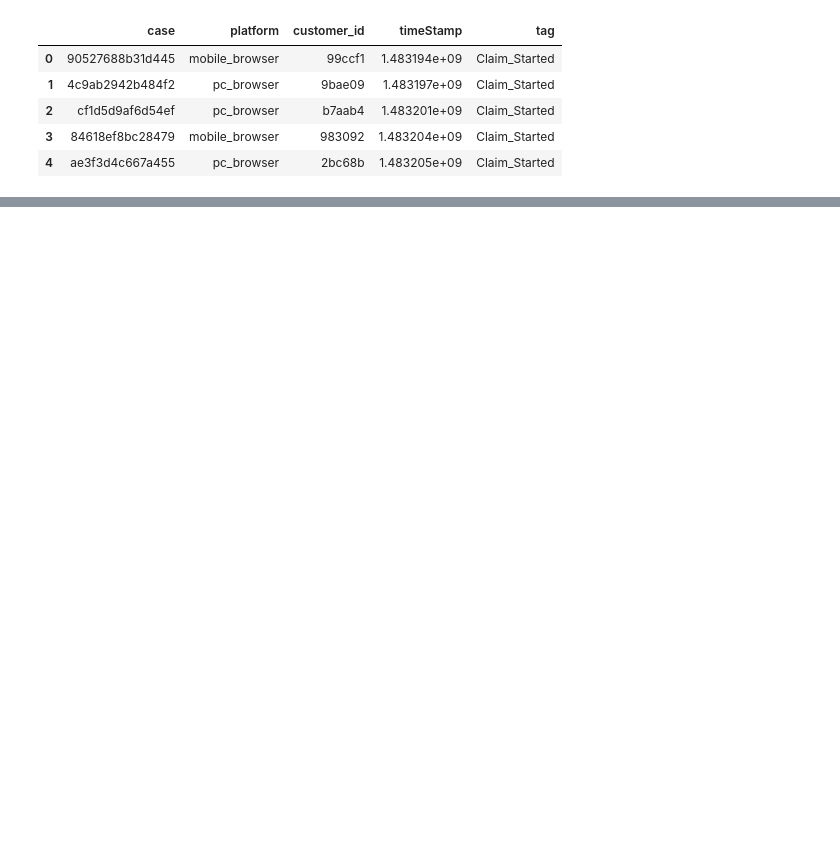
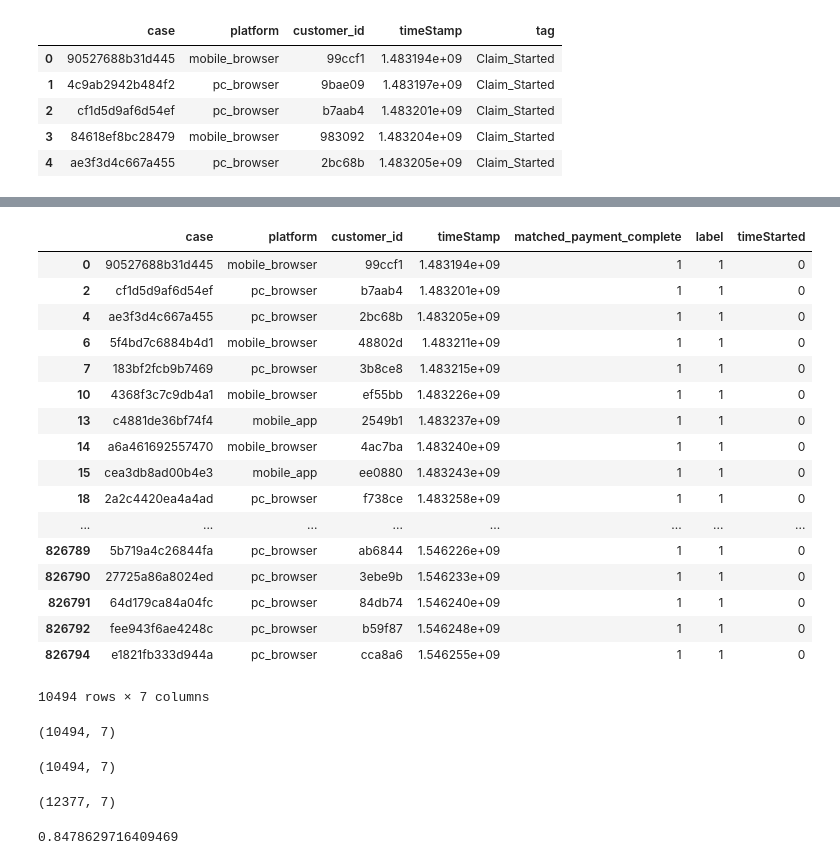
Before and after one commit to jerryUNSW/fraud_detect, a Jupyter notebook: data_cleaning.ipynb, the cells around one changed output, grey strips where cells are left out. Drawn from its saved outputs; the diff is of its cells as text; code cells hidden in the pictures; blank space fills up the shorter version.

Commit message:
table cleaned

```diff
--- a/data_cleaning.ipynb
+++ b/data_cleaning.ipynb
@@ -271,0 +257,16 @@ incoming_case[incoming_case.label == 0 ]
+# %%
+# for the mixed customers, we find out which cases are denied, find the case_id
+# label all these positives, then label all 0 to be negatives
+mixed_claims = pd.merge(claim_denied , mixed , on = ['customer_id'])
+test = pd.merge(mixed_claims, claim_started, how = "outer", on = ['customer_id'])
+
+## something wrong right here
+# test[test.timeStamp_x > test.timeStamp_y].groupby("customer_id")[['timeStamp_y']].max()
+id_time = test[test.timeStamp_x > test.timeStamp_y].groupby("customer_id")[['timeStamp_y']].max()
+
+test_ = pd.merge(id_time, test, how = "left", on = ['timeStamp_y'])[['case_y','timeStamp_y','customer_id']]
+# merge with claim started, on customer_id, and left.time > right.time
+# %%
+mixed_denied = test_[ ['case_y', 'timeStamp_y'] ]
+# %%
+mixed_denied.columns = ['case','timeStarted']
@@ -271,0 +283,45 @@ incoming_case[incoming_case.label == 0 ]
+# %%
+test_2 = pd.merge(incoming_case , mixed_denied , how = 'left', on = 'case')
+test_2.timeStarted = test_2.timeStarted.notnull().astype('int')
+test_2.label = test_2.label + test_2.timeStarted
+# %%
+test_2[(test_2.matched_payment_complete == 1) & (test_2.label==1)]
+# %% [output]
+|  | case | platform | customer_id | timeStamp | matched_payment_complete | label | timeStarted |
+| 0 | 90527688b31d445 | mobile_browser | 99ccf1 | 1.483194e+09 | 1 | 1 | 0 |
+| 2 | cf1d5d9af6d54ef | pc_browser | b7aab4 | 1.483201e+09 | 1 | 1 | 0 |
+| 4 | ae3f3d4c667a455 | pc_browser | 2bc68b | 1.483205e+09 | 1 | 1 | 0 |
+| 6 | 5f4bd7c6884b4d1 | mobile_browser | 48802d | 1.483211e+09 | 1 | 1 | 0 |
+| 7 | 183bf2fcb9b7469 | pc_browser | 3b8ce8 | 1.483215e+09 | 1 | 1 | 0 |
+| 10 | 4368f3c7c9db4a1 | mobile_browser | ef55bb | 1.483226e+09 | 1 | 1 | 0 |
+| 13 | c4881de36bf74f4 | mobile_app | 2549b1 | 1.483237e+09 | 1 | 1 | 0 |
+| 14 | a6a461692557470 | mobile_browser | 4ac7ba | 1.483240e+09 | 1 | 1 | 0 |
+| 15 | cea3db8ad00b4e3 | mobile_app | ee0880 | 1.483243e+09 | 1 | 1 | 0 |
+| 18 | 2a2c4420ea4a4ad | pc_browser | f738ce | 1.483258e+09 | 1 | 1 | 0 |
+| ... | ... | ... | ... | ... | ... | ... | ... |
+| 826789 | 5b719a4c26844fa | pc_browser | ab6844 | 1.546226e+09 | 1 | 1 | 0 |
+| 826790 | 27725a86a8024ed | pc_browser | 3ebe9b | 1.546233e+09 | 1 | 1 | 0 |
+| 826791 | 64d179ca84a04fc | pc_browser | 84db74 | 1.546240e+09 | 1 | 1 | 0 |
+| 826792 | fee943f6ae4248c | pc_browser | b59f87 | 1.546248e+09 | 1 | 1 | 0 |
+| 826794 | e1821fb333d944a | pc_browser | cca8a6 | 1.546255e+09 | 1 | 1 | 0 |
+10494 rows × 7 columns
+# %%
+test_2[(test_2.label == 1) & (test_2.matched_payment_complete == 1) ].shape
+# %% [output]
+(10494, 7)
+# %%
+test_2[(test_2.label == 1) ].shape
+# this indicate that all the fraud cases for now are
+# %% [output]
+(10494, 7)
+# %%
+test_2[(test_2.matched_payment_complete == 1) ].shape
+# %% [output]
+(12377, 7)
+# %%
+###
+10494/12377
+# about 80 percent of the matched_payment cases, are frauds
+# wonder what about the rest of them
+# %% [output]
+0.8478629716409469
```
Also changed, not shown: parts of 12 cells of this notebook.
